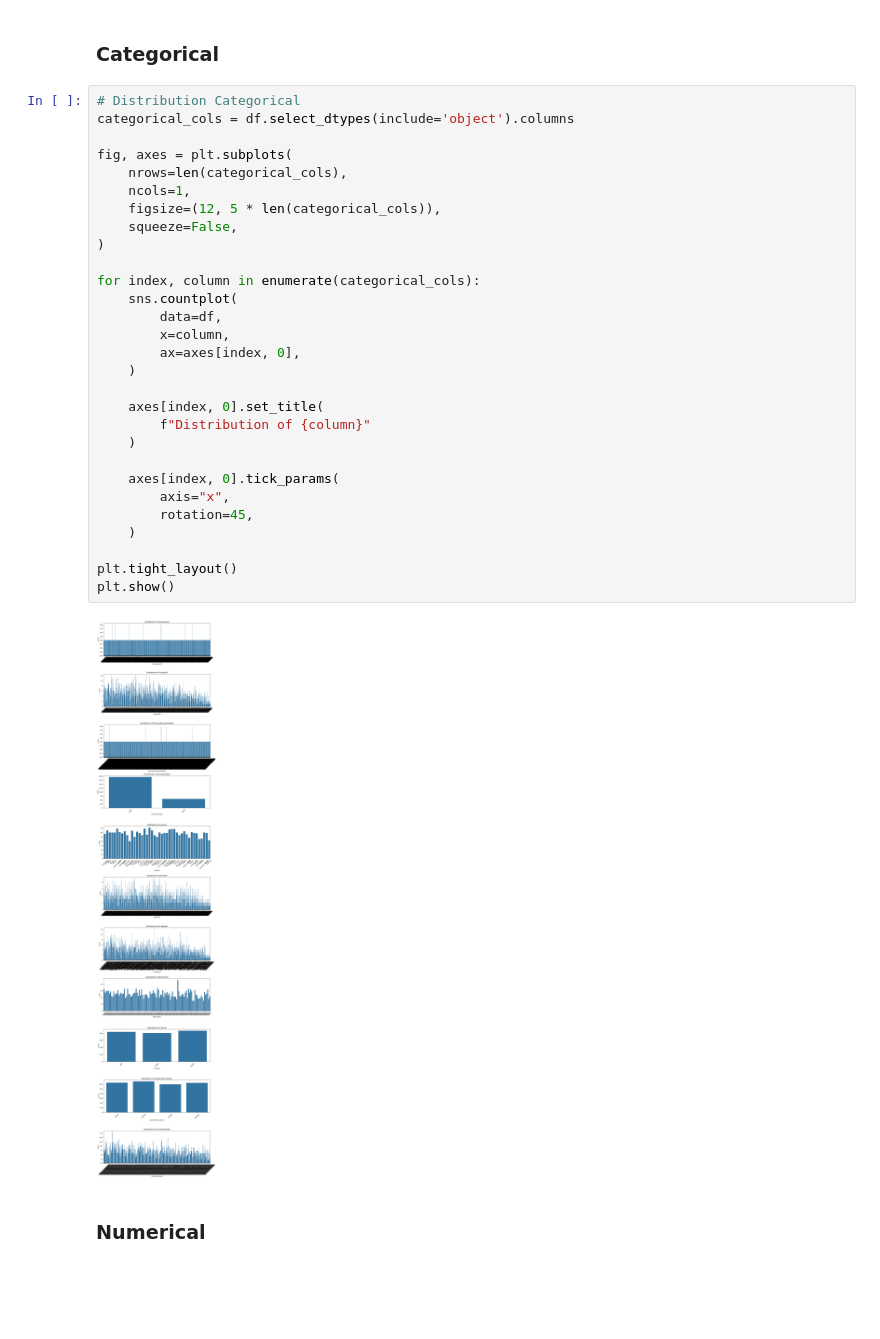
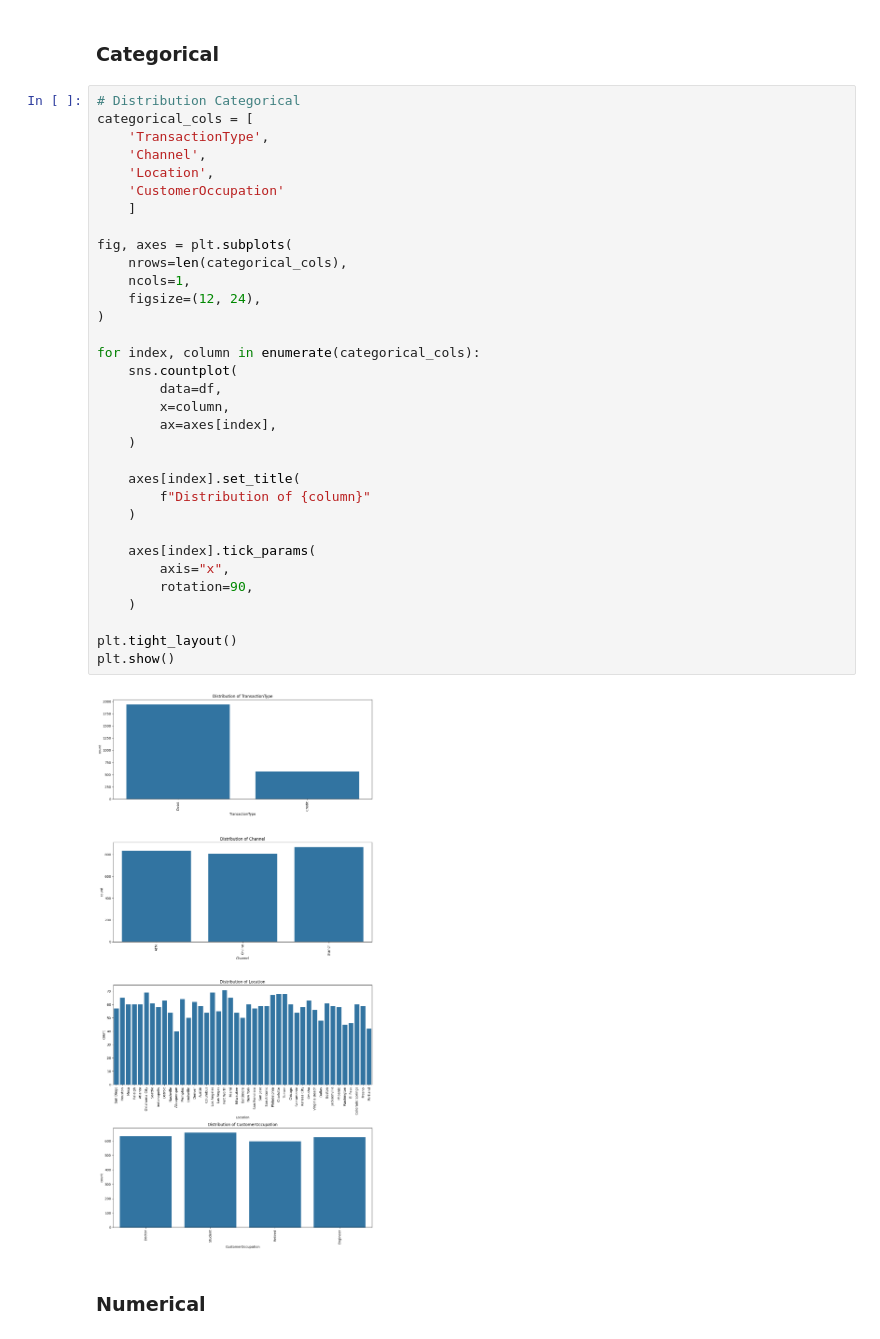
Before and after one commit to muchammadwr/bank-segmentation-customers, a Jupyter notebook: notebooks/clustering.ipynb, the cells around one changed output. Cells and saved outputs as stored; diff of their text form; blank space fills up the shorter version.

Commit message:
numerical chart

```diff
--- a/notebooks/clustering.ipynb
+++ b/notebooks/clustering.ipynb
@@ -124,35 +133,39 @@ numerical_cols.describe()
 ### Categorical
 # %%
 # Distribution Categorical
-categorical_cols = df.select_dtypes(include='object').columns
+categorical_cols = [
+    'TransactionType',
+    'Channel',
+    'Location',
+    'CustomerOccupation'
+    ]
 
 fig, axes = plt.subplots(
     nrows=len(categorical_cols),
     ncols=1,
-    figsize=(12, 5 * len(categorical_cols)),
-    squeeze=False,
+    figsize=(12, 24),
 )
 
 for index, column in enumerate(categorical_cols):
     sns.countplot(
         data=df,
         x=column,
-        ax=axes[index, 0],
+        ax=axes[index],
     )
 
-    axes[index, 0].set_title(
+    axes[index].set_title(
         f"Distribution of {column}"
     )
 
-    axes[index, 0].tick_params(
+    axes[index].tick_params(
         axis="x",
-        rotation=45,
+        rotation=90,
     )
 
 plt.tight_layout()
 plt.show()
 # %% [output]
-[figure, old version]
+[figure, new version]
 # %% [markdown]
 ### Numerical
 # %%
```
Also changed, not shown: parts of 3 cells of this notebook.
